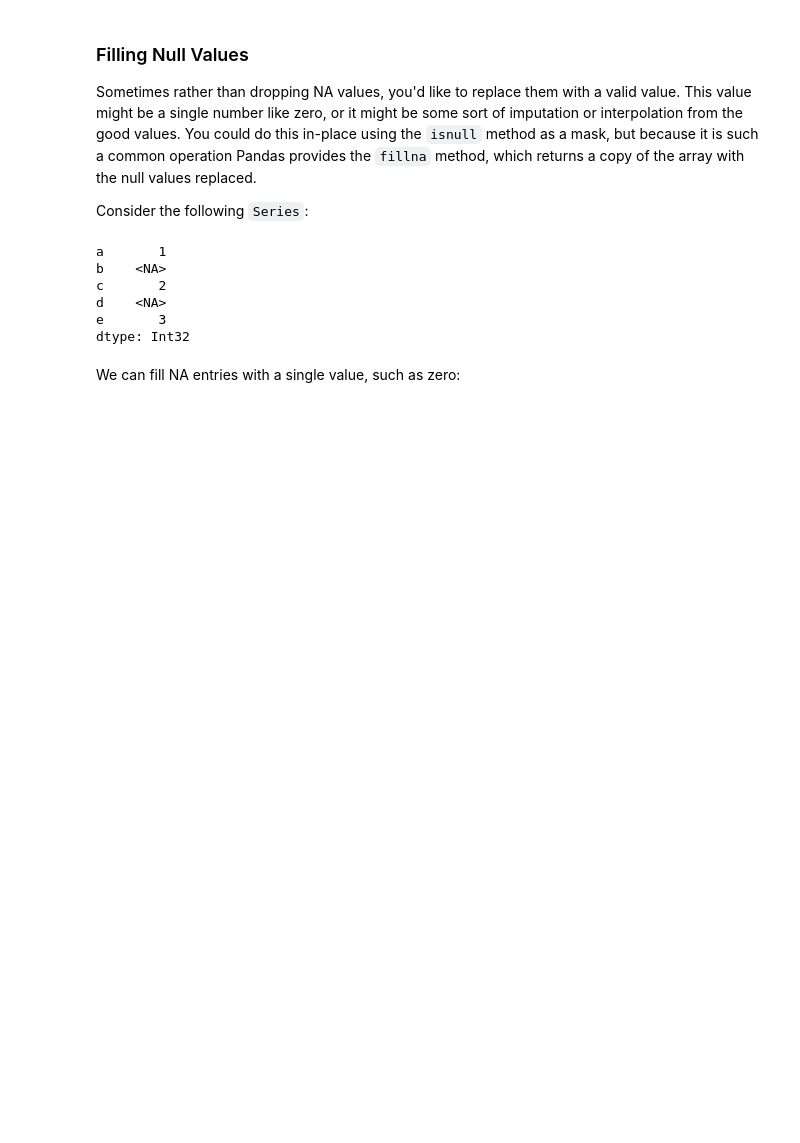
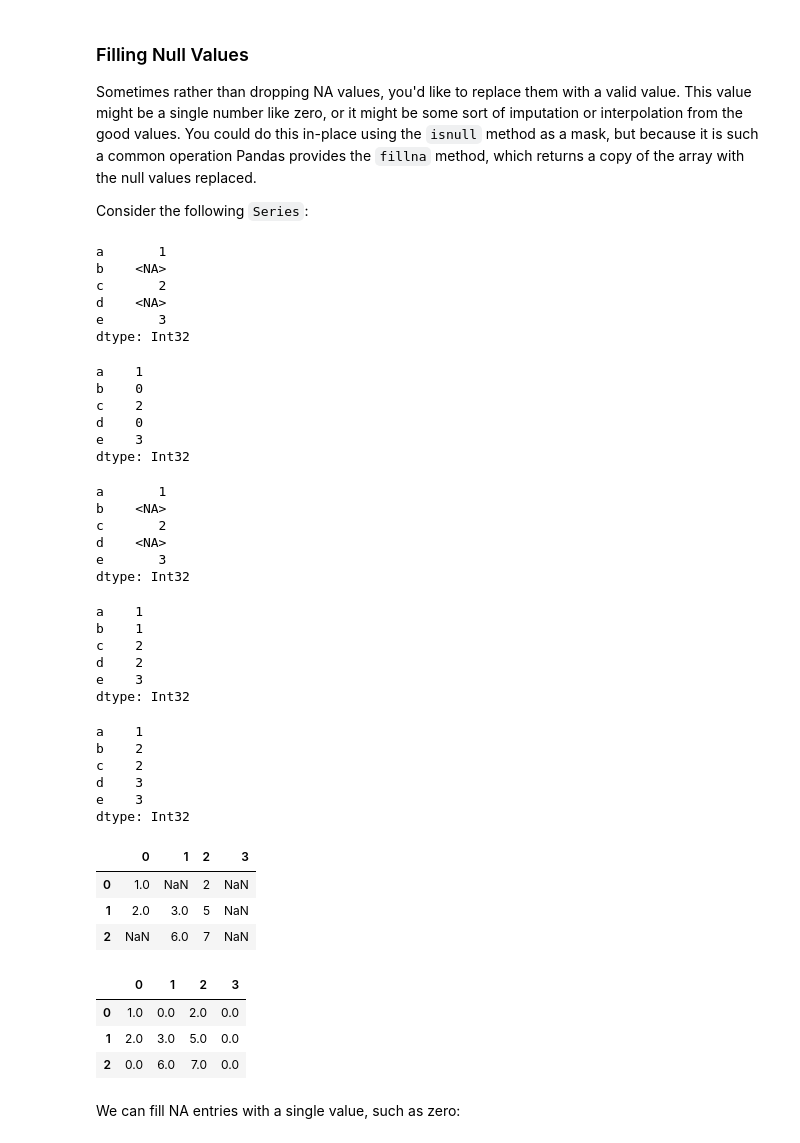
Before and after one commit to bonareri/data-science-class, a Jupyter notebook: 05-Python_for_Data_Science/05_02_Missing_Values.ipynb, the cells around one changed output. Drawn from its saved outputs; the diff is of its cells as text; code cells hidden in the pictures; blank space fills up the shorter version.

```diff
--- a/05-Python_for_Data_Science/05_02_Missing_Values.ipynb
+++ b/05-Python_for_Data_Science/05_02_Missing_Values.ipynb
@@ -308,6 +451,58 @@ c       2
 d    <NA>
 e       3
 dtype: Int32
+# %%
+data.fillna(0)
+# %% [output]
+a    1
+b    0
+c    2
+d    0
+e    3
+dtype: Int32
+# %%
+data
+# %% [output]
+a       1
+b    <NA>
+c       2
+d    <NA>
+e       3
+dtype: Int32
+# %%
+# using forward fill
+data.ffill()
+# %% [output]
+a    1
+b    1
+c    2
+d    2
+e    3
+dtype: Int32
+# %%
+# using backward fill
+data.bfill()
+# %% [output]
+a    1
+b    2
+c    2
+d    3
+e    3
+dtype: Int32
+# %%
+df
+# %% [output]
+|  | 0 | 1 | 2 | 3 |
+| 0 | 1.0 | NaN | 2 | NaN |
+| 1 | 2.0 | 3.0 | 5 | NaN |
+| 2 | NaN | 6.0 | 7 | NaN |
+# %%
+df.fillna( 0, axis=1)
+# %% [output]
+|  | 0 | 1 | 2 | 3 |
+| 0 | 1.0 | 0.0 | 2.0 | 0.0 |
+| 1 | 2.0 | 3.0 | 5.0 | 0.0 |
+| 2 | 0.0 | 6.0 | 7.0 | 0.0 |
 # %% [markdown]
 We can fill NA entries with a single value, such as zero:
 # %%
```
Also changed, not shown: parts of 27 cells of this notebook, 7 other files.
